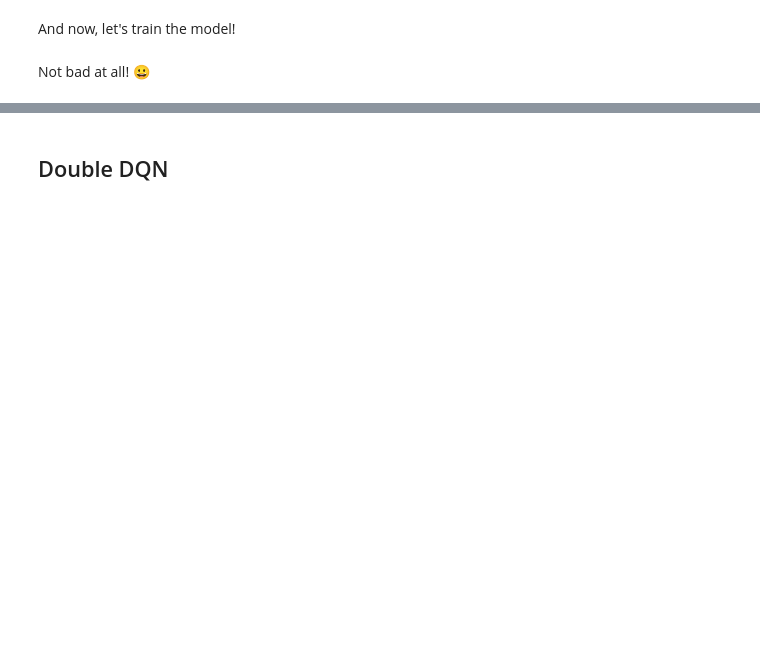
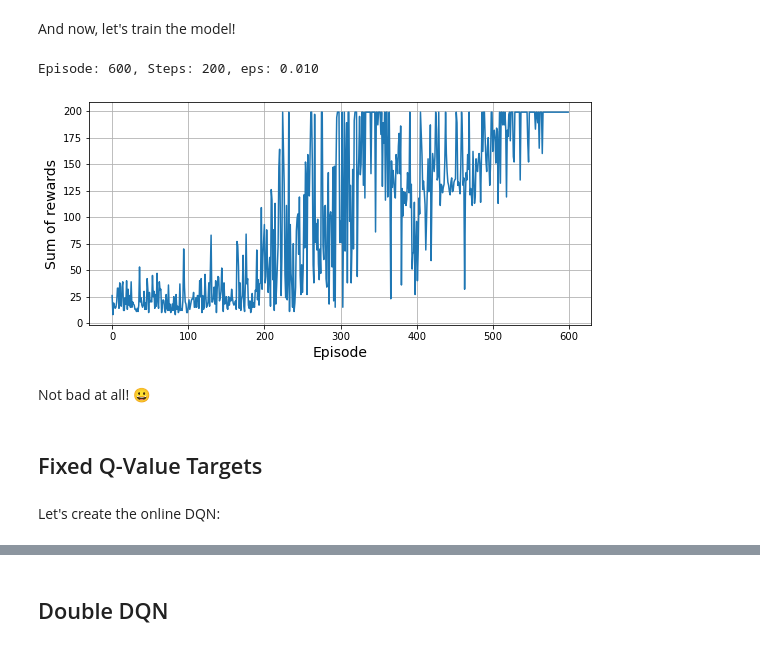
Before and after one commit to ageron/handson-ml3, a Jupyter notebook: 18_reinforcement_learning.ipynb, the cells around one changed output, grey strips where cells are left out. Drawn from its saved outputs; the diff is of its cells as text; code cells hidden in the pictures; blank space fills up the shorter version.

```diff
--- a/18_reinforcement_learning.ipynb
+++ b/18_reinforcement_learning.ipynb
@@ -621,9 +625,10 @@ And let's create a function to sample experiences from the replay memory. It wil
 # %%
 def sample_experiences(batch_size):
-    indices = np.random.randint(len(replay_memory), size=batch_size)
-    batch = [replay_memory[index] for index in indices]
+    indices = np.random.randint(len(replay_buffer), size=batch_size)
+    batch = [replay_buffer[index] for index in indices]
     states, actions, rewards, next_states, dones = [
         np.array([experience[field_index] for experience in batch])
-        for field_index in range(5)]
+        for field_index in range(5)
+    ]
     return states, actions, rewards, next_states, dones
 # %% [markdown]
@@ -632,5 +637,5 @@ Now we can create a function that will use the DQN to play one step, and record
 def play_one_step(env, state, epsilon):
     action = epsilon_greedy_policy(state, epsilon)
     next_state, reward, done, info = env.step(action)
-    replay_memory.append((state, action, reward, next_state, done))
+    replay_buffer.append((state, action, reward, next_state, done))
     return next_state, reward, done, info
@@ -643,7 +651,7 @@ Lastly, let's create a function that will sample some experiences from the repla
 # %%
 batch_size = 32
-discount_rate = 0.95
-optimizer = tf.keras.optimizers.Adam(learning_rate=1e-2)
+discount_factor = 0.95
+optimizer = tf.keras.optimizers.Nadam(learning_rate=1e-2)
 loss_fn = tf.keras.losses.mean_squared_error
 
 def training_step(batch_size):
@@ -652,13 +660,14 @@ def training_step(batch_size):
     next_Q_values = model.predict(next_states)
     max_next_Q_values = next_Q_values.max(axis=1)
     target_Q_values = (rewards +
-                       (1 - dones) * discount_rate * max_next_Q_values)
+                       (1 - dones) * discount_factor * max_next_Q_values)
     target_Q_values = target_Q_values.reshape(-1, 1)
     mask = tf.one_hot(actions, n_outputs)
     with tf.GradientTape() as tape:
         all_Q_values = model(states)
         Q_values = tf.reduce_sum(all_Q_values * mask, axis=1, keepdims=True)
         loss = tf.reduce_mean(loss_fn(target_Q_values, Q_values))
+
     grads = tape.gradient(loss, model.trainable_variables)
     optimizer.apply_gradients(zip(grads, model.trainable_variables))
 # %% [markdown]
@@ -678,19 +680,30 @@ for episode in range(600):
         obs, reward, done, info = play_one_step(env, obs, epsilon)
         if done:
             break
-    rewards.append(step) # Not shown in the book
-    if step >= best_score: # Not shown
-        best_weights = model.get_weights() # Not shown
-        best_score = step # Not shown
-    print("\rEpisode: {}, Steps: {}, eps: {:.3f}".format(episode, step + 1, epsilon), end="") # Not shown
+
+    # extra code – displays debug info, stores data for the next figure, and
+    #              keeps track of the best model weights so far
+    print(f"\rEpisode: {episode + 1}, Steps: {step + 1}, eps: {epsilon:.3f}",
+          end="")
+    rewards.append(step)
+    if step >= best_score:
+        best_weights = model.get_weights()
+        best_score = step
+
     if episode > 50:
         training_step(batch_size)
 
-model.set_weights(best_weights)
+model.set_weights(best_weights)  # extra code – restores the best model weights
+# %% [output]
+Episode: 600, Steps: 200, eps: 0.010
 # %%
+# extra code – this cell generates and saves Figure 18–10
 plt.figure(figsize=(8, 4))
 plt.plot(rewards)
 plt.xlabel("Episode", fontsize=14)
 plt.ylabel("Sum of rewards", fontsize=14)
+plt.grid(True)
 save_fig("dqn_rewards_plot")
 plt.show()
+# %% [output]
+[figure, added]
@@ -712,2 +713,6 @@ plot_animation(frames)
 # %% [markdown]
 Not bad at all! 😀
+# %% [markdown]
+## Fixed Q-Value Targets
+# %% [markdown]
+Let's create the online DQN:
```
Also changed, not shown: parts of 140 cells of this notebook.
